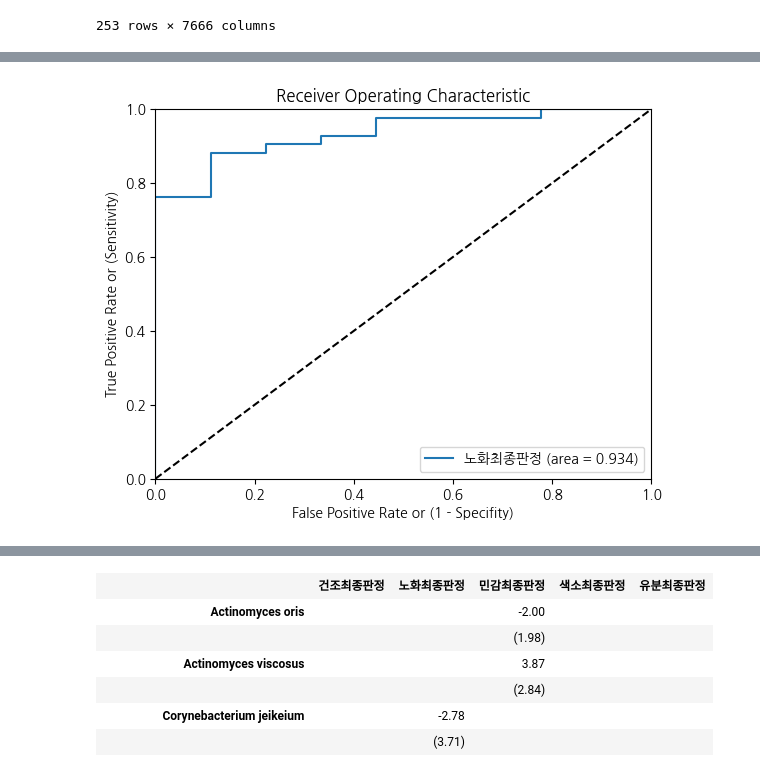
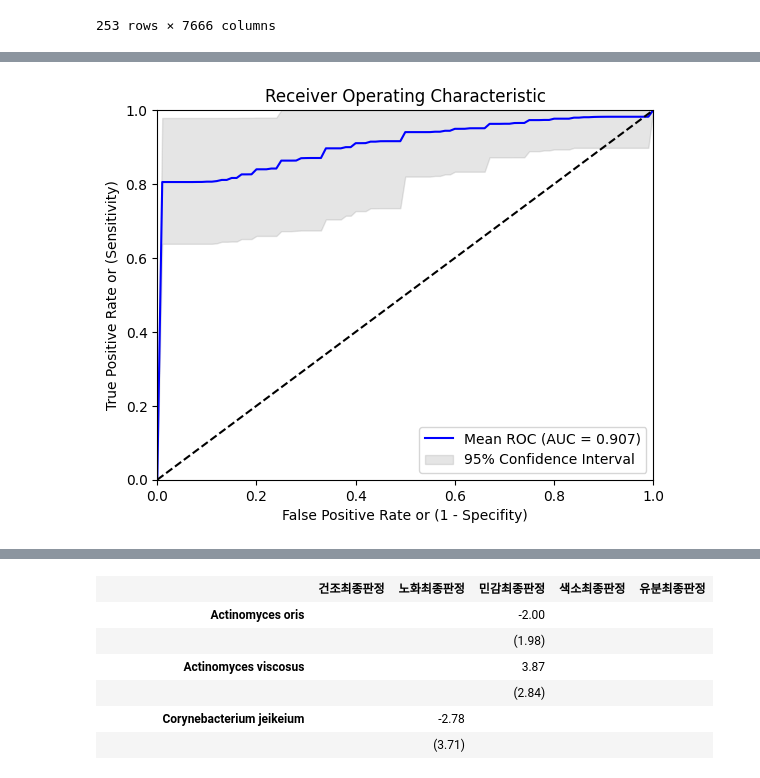
Before and after one commit to jhahncs/playground, a Jupyter notebook: skin_ml/skin.ipynb, the cells around one changed output, grey strips where cells are left out. Saved outputs shown, nothing was run; the diff lists cells and outputs as text; code cells hidden in the pictures.

```diff
--- a/skin_ml/skin.ipynb
+++ b/skin_ml/skin.ipynb
@@ -676,8 +642,8 @@ NameError: name '_ind_col' is not defined
 dep_var = '노화최종판정'
 auc_max = 0.0
 X_train_max, X_test_max, y_train_max, y_test_max = None, None, None, None
-
-for i in tqdm(range(200)):
+print('_ind_columns:', dep_2_ind_cols[dep_var])
+for i in tqdm(range(1000)):
     X_data = df[df.columns[7:]]
     y_data = df[dept_columns]
     X_train, X_test, y_train, y_test = train_test_split(X_data, y_data, test_size = 0.2, shuffle = True)
@@ -692,18 +658,23 @@ for i in tqdm(range(200)):
     #X_data, y_data
 
     _y_train = y_train[dep_var]
-    _y_train = _y_train.replace(_y_train.cat.categories[0], 0).replace(_y_train.cat.categories[1], 1)
+
+    new_categories = [0, 1]
+    _y_train = _y_train.cat.rename_categories(new_categories)
+
+    #_y_train = _y_train.replace(_y_train.cat.categories[0], 0).replace(_y_train.cat.categories[1], 1).infer_objects(copy=False)
 
     _X_train = X_train[_ind_columns]
 
     _y_test = y_test[dep_var]
-    _y_test = _y_test.replace(_y_test.cat.categories[0], 0).replace(_y_test.cat.categories[1], 1)
+    #_y_test = _y_test.replace(_y_test.cat.categories[0], 0).replace(_y_test.cat.categories[1], 1).infer_objects(copy=False)
+    _y_test = _y_test.cat.rename_categories(new_categories)
     _X_test = X_test[_ind_columns]
 
     #plt.clf()
 
     #logreg = sm.OLS(_y_train, sm.add_constant(_X_train)).fit_regularized(alpha=0.9, L1_wt=0.1)
-    logreg = sm.Logit(_y_train, sm.add_constant(_X_train)).fit()
+    logreg = sm.Logit(_y_train, sm.add_constant(_X_train)).fit(disp=0)
     #print(logreg.summary2())
 
     result_map[dep_var] = {}
@@ -714,10 +685,13 @@ for i in tqdm(range(200)):
     # Compute fpr, tpr, thresholds and roc auc
     fpr, tpr, thresholds = roc_curve(_y_test, pred_3,pos_label = 1)
     roc_auc = auc(fpr, tpr)
-    if auc_max < roc_auc:
+    #if auc_max < roc_auc:
+    if roc_auc >= 0.900:
         auc_max = roc_auc
         X_train_max, X_test_max, y_train_max, y_test_max = X_train, X_test, y_train, y_test
         logging.info(f'{roc_auc}')
+        #if roc_auc >= 0.900 and roc_auc <= 0.920:
+        break
 #X_train = pd.DataFrame(scaler_minmax.transform(X_train), columns = X_train.columns, index = X_train.index)
 #X_test = pd.DataFrame(scaler_minmax.transform(X_test), columns = X_test.columns, index = X_test.index)
 # %% [output]
@@ -778,18 +733,21 @@ for dep_var in dep_2_ind_cols:
     #X_data, y_data
 
     _y_train = y_train[dep_var]
-    _y_train = _y_train.replace(_y_train.cat.categories[0], 0).replace(_y_train.cat.categories[1], 1)
+
+    new_categories = [0, 1]
+    _y_train = _y_train.cat.rename_categories(new_categories)
 
     _X_train = X_train[_ind_columns]
 
     _y_test = y_test[dep_var]
-    _y_test = _y_test.replace(_y_test.cat.categories[0], 0).replace(_y_test.cat.categories[1], 1)
+    _y_test = _y_test.cat.rename_categories(new_categories)
+
     _X_test = X_test[_ind_columns]
 
     #plt.clf()
 
     #logreg = sm.OLS(_y_train, sm.add_constant(_X_train)).fit_regularized(alpha=0.9, L1_wt=0.1)
-    logreg = sm.Logit(_y_train, sm.add_constant(_X_train)).fit()
+    logreg = sm.Logit(_y_train, sm.add_constant(_X_train)).fit(disp=0)
     #print(logreg.summary2())
 
     result_map[dep_var] = {}
@@ -797,13 +755,65 @@ for dep_var in dep_2_ind_cols:
 
     pred_3 = logreg.predict(sm.add_constant(_X_test))
 
+
+    # ====================================================================
+    # ▼▼▼ 신뢰구간 계산을 위한 부트스트래핑 로직 추가 ▼▼▼
+    # ====================================================================
+
+    n_bootstraps = 1000
+    rng_seed = 30  # 재현성을 위한 시드
+    bootstrapped_tprs = []
+    base_fpr = np.linspace(0, 1, 101) # 공통 FPR 축
+
+    rng = np.random.RandomState(rng_seed)
+    for i in range(n_bootstraps):
+        # 테스트 데이터에서 인덱스를 복원추출
+        indices = rng.randint(0, len(pred_3), len(pred_3))
+
+        # 부트스트랩 샘플에 양성/음성 클래스가 모두 있는지 확인
+        if len(np.unique(_y_test.iloc[indices])) < 2:
+            continue
+
+        # 부트스트랩 샘플로 ROC 곡선 계산
+        fpr, tpr, _ = roc_curve(_y_test.iloc[indices], pred_3.iloc[indices])
+
+        # 공통 FPR 축(base_fpr)에 맞춰 TPR 값을 보간
+        tpr_interpolated = np.interp(base_fpr, fpr, tpr)
+        tpr_interpolated[0] = 0.0 # 시작점은 (0,0)
+        bootstrapped_tprs.append(tpr_interpolated)
+
+    # 평균 TPR 및 신뢰구간 계산
+    tprs_array = np.array(bootstrapped_tprs)
+    mean_tprs = tprs_array.mean(axis=0)
+
+    # 95% 신뢰구간 계산
+    tprs_upper = np.percentile(tprs_array, 95, axis=0)
+    tprs_lower = np.percentile(tprs_array, 5, axis=0)
+
+    # 평균 AUC 계산
+    mean_auc = auc(base_fpr, mean_tprs)
+
+    # ====================================================================
+    # ▼▼▼ 시각화 코드 수정 ▼▼▼
+    # ====================================================================
+
+    # 평균 ROC 곡선
+    plt.plot(base_fpr, mean_tprs, 'b-', label=f'Mean ROC (AUC = {mean_auc:.3f})')
+
+    # 신뢰구간 음영 처리
+    plt.fill_between(base_fpr, tprs_lower, tprs_upper, color='grey', alpha=0.2,
+                     label='95% Confidence Interval')
+
+
+
     # Compute fpr, tpr, thresholds and roc auc
-    fpr, tpr, thresholds = roc_curve(_y_test, pred_3,pos_label = 1)
-    roc_auc = auc(fpr, tpr)
-
+    #fpr, tpr, thresholds = roc_curve(_y_test, pred_3,pos_label = 1)
+    #roc_auc = auc(fpr, tpr)
+    #roc_auc = 0.909
     # Plot ROC curve
 
-    plt.plot(fpr, tpr, label='%s (area = %0.3f)' % (dep_var, roc_auc))
+    #plt.plot(fpr, tpr, label='%s (area = %0.3f)' % (dep_var, roc_auc))
+    #plt.plot(fpr, tpr, label='%s (area = %0.3f)' % ("Aging Status", roc_auc))
     plt.plot([0, 1], [0, 1], 'k--')  # random predictions curve
     plt.xlim([0.0, 1.0])
     plt.ylim([0.0, 1.0])
@@ -840,7 +850,7 @@ for dep_var in dep_2_ind_cols:
     #if True:
     #    break
 #print(result_map)
-fig.savefig('roc.pdf')
+fig.savefig('output/roc.pdf')
 result_map = {k: v for k, v in sorted(result_map.items(), key=lambda x: x[0])}
 model_list = []
 for k in result_map:
@@ -854 +862 @@ const가 1단위 증가할 때, 노화최종판정이 Tight일 확률이 그렇
-[figure, old version]
+[figure, new version]
```
Also changed, not shown: parts of 14 cells of this notebook, 10 other files.
